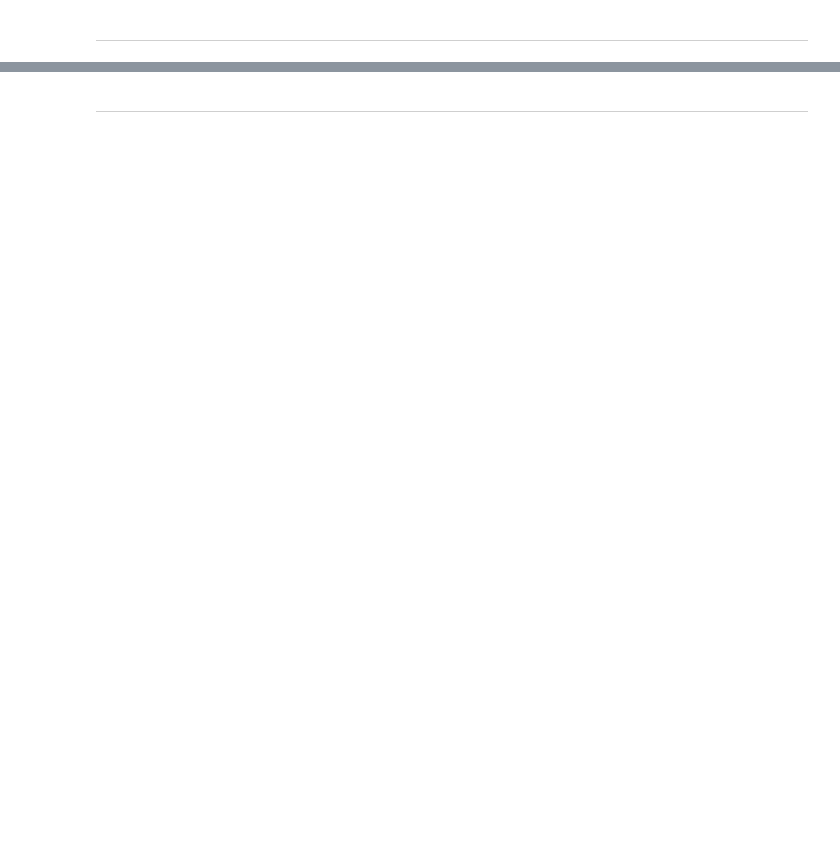
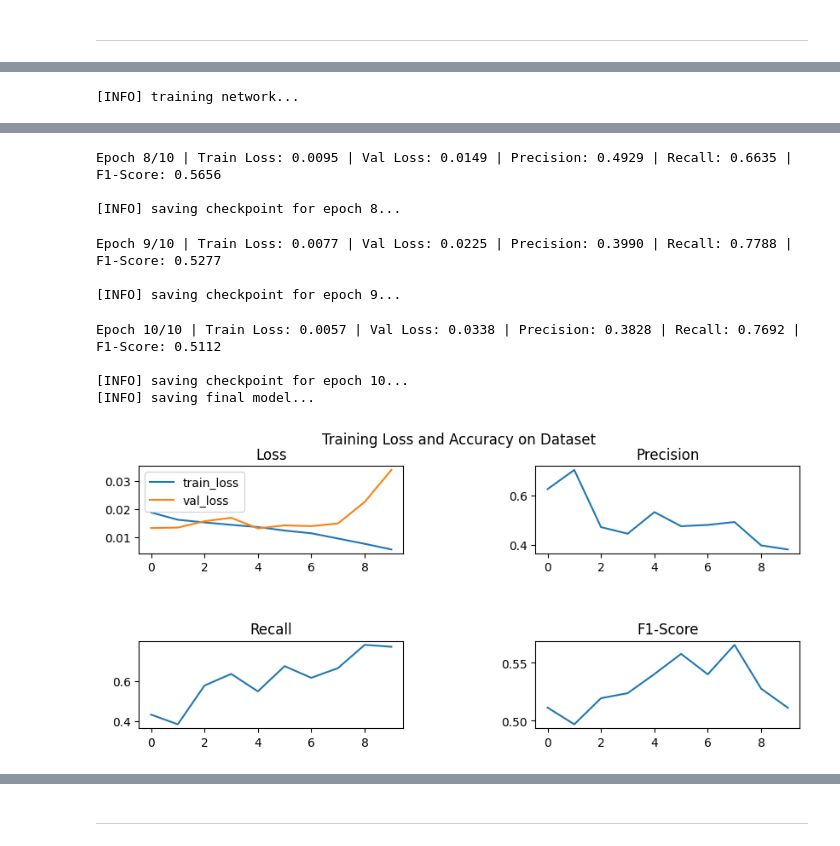
Before and after one commit to Kyle-Foisy/SYSC-4806, a Jupyter notebook: W2026/Assignments/A2/A2_SYSC4415_W26.ipynb, the cells around one changed output, grey strips where cells are left out. Saved outputs shown, nothing was run; the diff lists cells and outputs as text; code cells hidden in the pictures; blank space fills up the shorter version.

```diff
--- a/W2026/Assignments/A2/A2_SYSC4415_W26.ipynb
+++ b/W2026/Assignments/A2/A2_SYSC4415_W26.ipynb
@@ -582,0 +675,69 @@ Implement each idea separately, train a model with that improvement, and report
+# %%
+## Enter your code here..
+class AddConvCNN(nn.Module):
+    def __init__(self):
+        super().__init__()
+        self.conv1 = nn.Sequential(
+            nn.Conv2d(3, 32, 3, padding=1),
+            nn.ReLU(),
+            nn.MaxPool2d(2, 2, 0))
+        self.conv2 = nn.Sequential(
+            nn.Conv2d(32, 64, 3, padding=1),
+            nn.ReLU(),
+            nn.MaxPool2d(2, 2, 0))
+        self.conv3 = nn.Sequential(
+            nn.Conv2d(64, 128, 3, padding=1),
+            nn.ReLU(),
+            nn.MaxPool2d(2, 2, 0))
+        self.fc = nn.Sequential(
+            nn.Flatten(),
+            nn.Linear(128*16*16, 128),
+            nn.ReLU(),
+            nn.Linear(128, 1),
+            nn.Sigmoid())
+
+
+    def forward(self, x):
+        x = self.conv1(x)
+        x = self.conv2(x)
+        x = self.conv3(x)
+        x = self.fc(x)
+        return x
+
+#Initialize Model
+add_conv_model = AddConvCNN().to(device)
+
+#Initialize Loss Function
+loss_function = nn.BCELoss()
+
+#Initialize Optimization function
+optimizer = optim.Adam(
+    add_conv_model.parameters(),
+    lr=INIT_LEARNING_RATE
+    )
+
+add_conv_model, history = train_cnn(EPOCHS, BATCH_SIZE, INIT_LEARNING_RATE, add_conv_model, loss_function, optimizer, train_loader, test_loader)
+
+
+
+fig, axes = plt.subplots(2, 2, figsize=(10, 4))
+fig.suptitle("Training Loss and Accuracy on Dataset")
+
+axes[0][0].plot(np.arange(0, EPOCHS), history["train_loss"], label="train_loss")
+axes[0][0].plot(np.arange(0, EPOCHS), history["val_loss"], label="val_loss")
+axes[0][0].set_title('Loss')
+axes[0][0].legend()
+
+axes[0][1].plot(np.arange(0, EPOCHS), history["precision"], label="precision")
+axes[0][1].set_title('Precision')
+
+axes[1][0].plot(np.arange(0, EPOCHS), history["recall"], label="recall")
+axes[1][0].set_title('Recall')
+
+axes[1][1].plot(np.arange(0, EPOCHS), history["f1"], label="f1-score")
+axes[1][1].set_title('F1-Score')
+
+fig.subplots_adjust(hspace=1, wspace=0.5)
+plt.show()
+# %% [output]
+[INFO] training network...
@@ -582,0 +765,11 @@ Implement each idea separately, train a model with that improvement, and report
+Epoch 8/10 | Train Loss: 0.0095 | Val Loss: 0.0149 | Precision: 0.4929 | Recall: 0.6635 | F1-Score: 0.5656
+
+[INFO] saving checkpoint for epoch 8...
+Epoch 9/10 | Train Loss: 0.0077 | Val Loss: 0.0225 | Precision: 0.3990 | Recall: 0.7788 | F1-Score: 0.5277
+
+[INFO] saving checkpoint for epoch 9...
+Epoch 10/10 | Train Loss: 0.0057 | Val Loss: 0.0338 | Precision: 0.3828 | Recall: 0.7692 | F1-Score: 0.5112
+
+[INFO] saving checkpoint for epoch 10...
+[INFO] saving final model...
+[figure, added]
```
Also changed, not shown: parts of 20 cells of this notebook.
